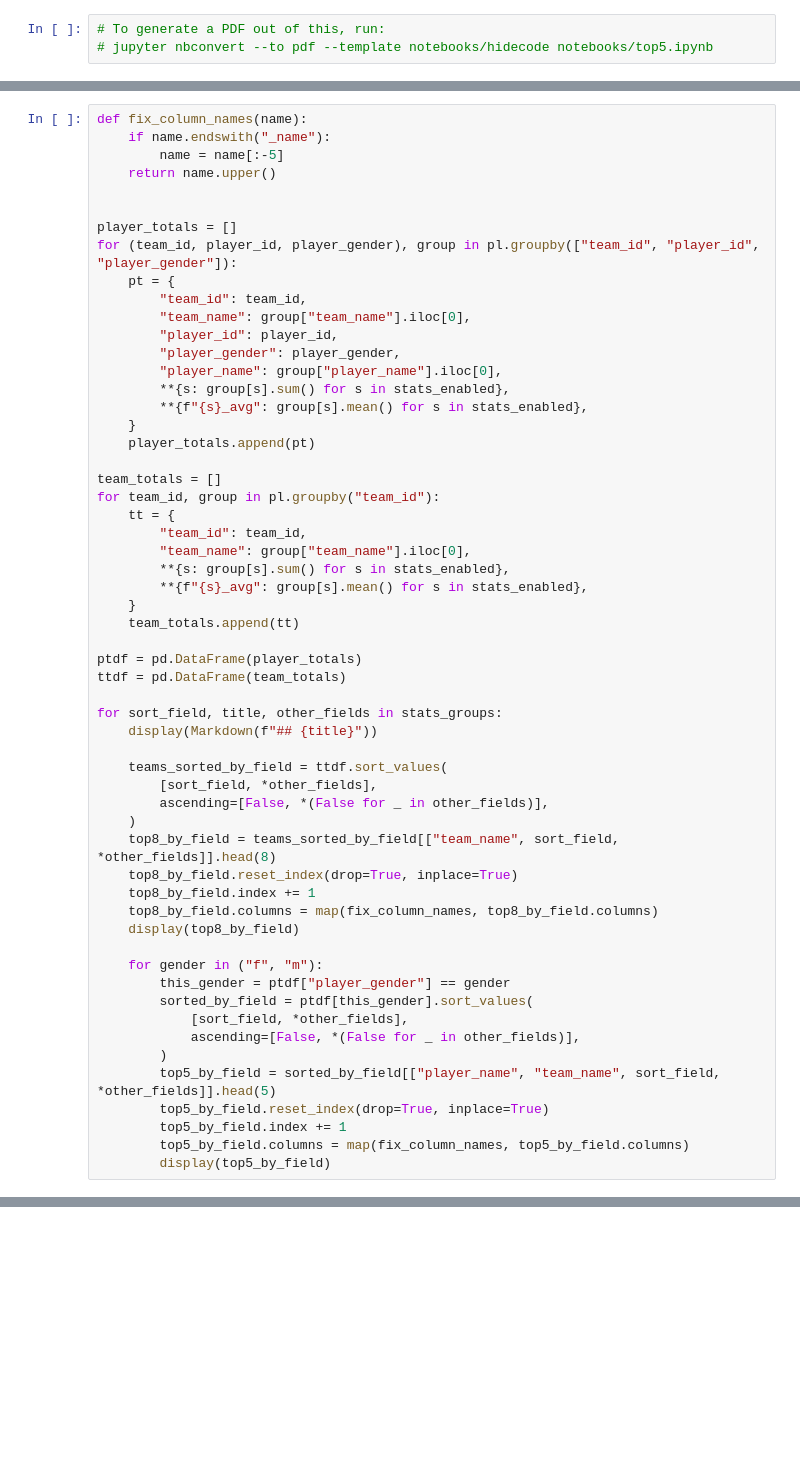
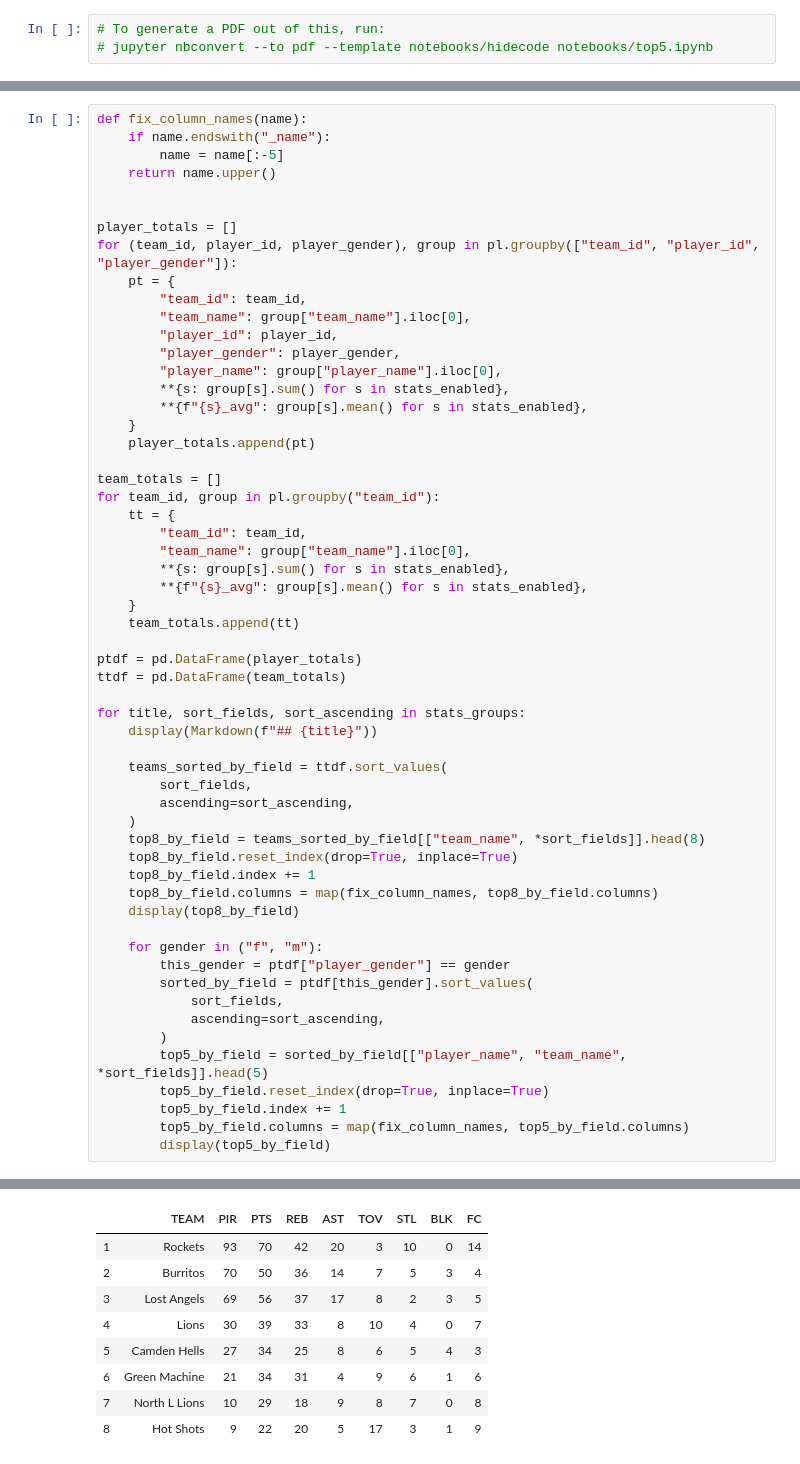
Before and after one commit to zilupe/thegame.report-data, a Jupyter notebook: src/notebooks/top5.ipynb, the cells around one changed output, grey strips where cells are left out. Drawn from its saved outputs; the diff is of its cells as text; blank space fills up the shorter version.

Commit message:
Fix sort order when secondary columns could be in opposite order

```diff
--- a/src/notebooks/top5.ipynb
+++ b/src/notebooks/top5.ipynb
@@ -90,14 +122,14 @@ for team_id, group in pl.groupby("team_id"):
 ptdf = pd.DataFrame(player_totals)
 ttdf = pd.DataFrame(team_totals)
 
-for sort_field, title, other_fields in stats_groups:
+for title, sort_fields, sort_ascending in stats_groups:
     display(Markdown(f"## {title}"))
 
     teams_sorted_by_field = ttdf.sort_values(
-        [sort_field, *other_fields],
-        ascending=[False, *(False for _ in other_fields)],
+        sort_fields,
+        ascending=sort_ascending,
     )
-    top8_by_field = teams_sorted_by_field[["team_name", sort_field, *other_fields]].head(8)
+    top8_by_field = teams_sorted_by_field[["team_name", *sort_fields]].head(8)
     top8_by_field.reset_index(drop=True, inplace=True)
     top8_by_field.index += 1
     top8_by_field.columns = map(fix_column_names, top8_by_field.columns)
@@ -106,11 +138,12 @@ for sort_field, title, other_fields in stats_groups:
     for gender in ("f", "m"):
         this_gender = ptdf["player_gender"] == gender
         sorted_by_field = ptdf[this_gender].sort_values(
-            [sort_field, *other_fields],
-            ascending=[False, *(False for _ in other_fields)],
+            sort_fields,
+            ascending=sort_ascending,
         )
-        top5_by_field = sorted_by_field[["player_name", "team_name", sort_field, *other_fields]].head(5)
+        top5_by_field = sorted_by_field[["player_name", "team_name", *sort_fields]].head(5)
         top5_by_field.reset_index(drop=True, inplace=True)
         top5_by_field.index += 1
         top5_by_field.columns = map(fix_column_names, top5_by_field.columns)
         display(top5_by_field)
+# %% [output]
@@ -116,0 +151,9 @@ for sort_field, title, other_fields in stats_groups:
+|  | TEAM | PIR | PTS | REB | AST | TOV | STL | BLK | FC |
+| 1 | Rockets | 93 | 70 | 42 | 20 | 3 | 10 | 0 | 14 |
+| 2 | Burritos | 70 | 50 | 36 | 14 | 7 | 5 | 3 | 4 |
+| 3 | Lost Angels | 69 | 56 | 37 | 17 | 8 | 2 | 3 | 5 |
+| 4 | Lions | 30 | 39 | 33 | 8 | 10 | 4 | 0 | 7 |
+| 5 | Camden Hells | 27 | 34 | 25 | 8 | 6 | 5 | 4 | 3 |
+| 6 | Green Machine | 21 | 34 | 31 | 4 | 9 | 6 | 1 | 6 |
+| 7 | North L Lions | 10 | 29 | 18 | 9 | 8 | 7 | 0 | 8 |
+| 8 | Hot Shots | 9 | 22 | 20 | 5 | 17 | 3 | 1 | 9 |
```
Also changed, not shown: parts of 2 cells of this notebook, 1 other file.
